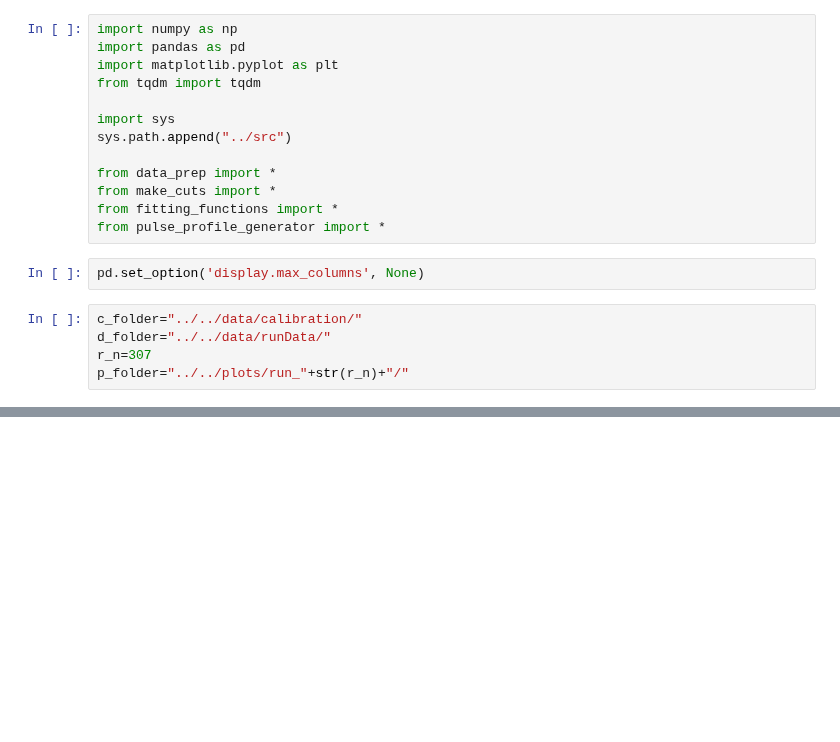
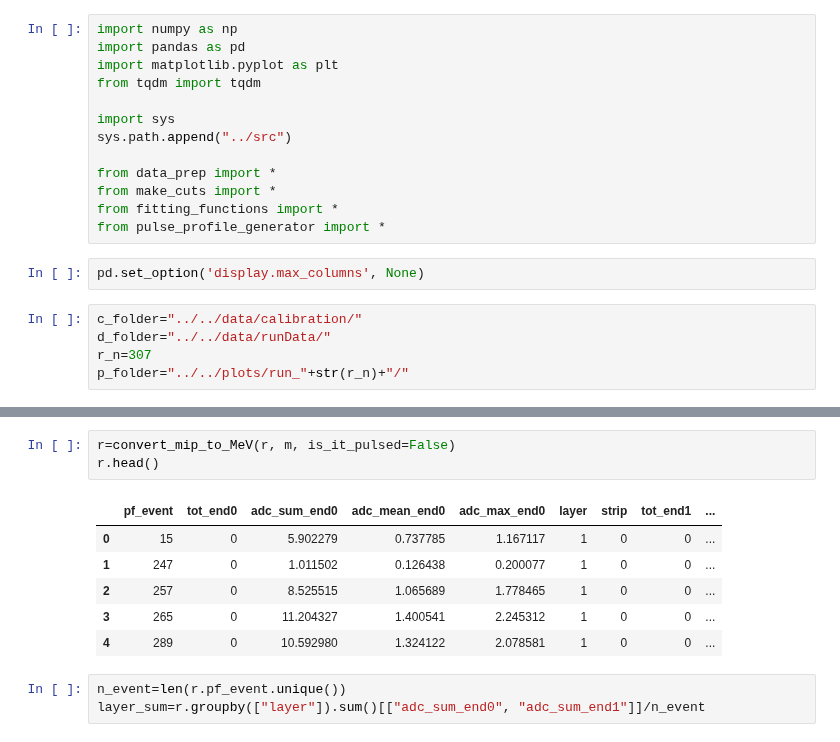
Before and after one commit to gajdangreta/hcalTestBeam, a Jupyter notebook: hcalEnv/notebooks/new_header_maker.ipynb, the cells around one changed output, grey strips where cells are left out. Drawn from its saved outputs; the diff is of its cells as text; blank space fills up the shorter version.

```diff
--- a/hcalEnv/notebooks/new_header_maker.ipynb
+++ b/hcalEnv/notebooks/new_header_maker.ipynb
@@ -39,0 +59,13 @@ Wall time: 4.05 s
+# %%
+r=convert_mip_to_MeV(r, m, is_it_pulsed=False)
+r.head()
+# %% [output]
+|  | pf_event | tot_end0 | adc_sum_end0 | adc_mean_end0 | adc_max_end0 | layer | strip | tot_end1 | ... |
+| 0 | 15 | 0 | 5.902279 | 0.737785 | 1.167117 | 1 | 0 | 0 | ... |
+| 1 | 247 | 0 | 1.011502 | 0.126438 | 0.200077 | 1 | 0 | 0 | ... |
+| 2 | 257 | 0 | 8.525515 | 1.065689 | 1.778465 | 1 | 0 | 0 | ... |
+| 3 | 265 | 0 | 11.204327 | 1.400541 | 2.245312 | 1 | 0 | 0 | ... |
+| 4 | 289 | 0 | 10.592980 | 1.324122 | 2.078581 | 1 | 0 | 0 | ... |
+# %%
+n_event=len(r.pf_event.unique())
+layer_sum=r.groupby(["layer"]).sum()[["adc_sum_end0", "adc_sum_end1"]]/n_event
```
Also changed, not shown: parts of 10 cells of this notebook, 24 other files.
